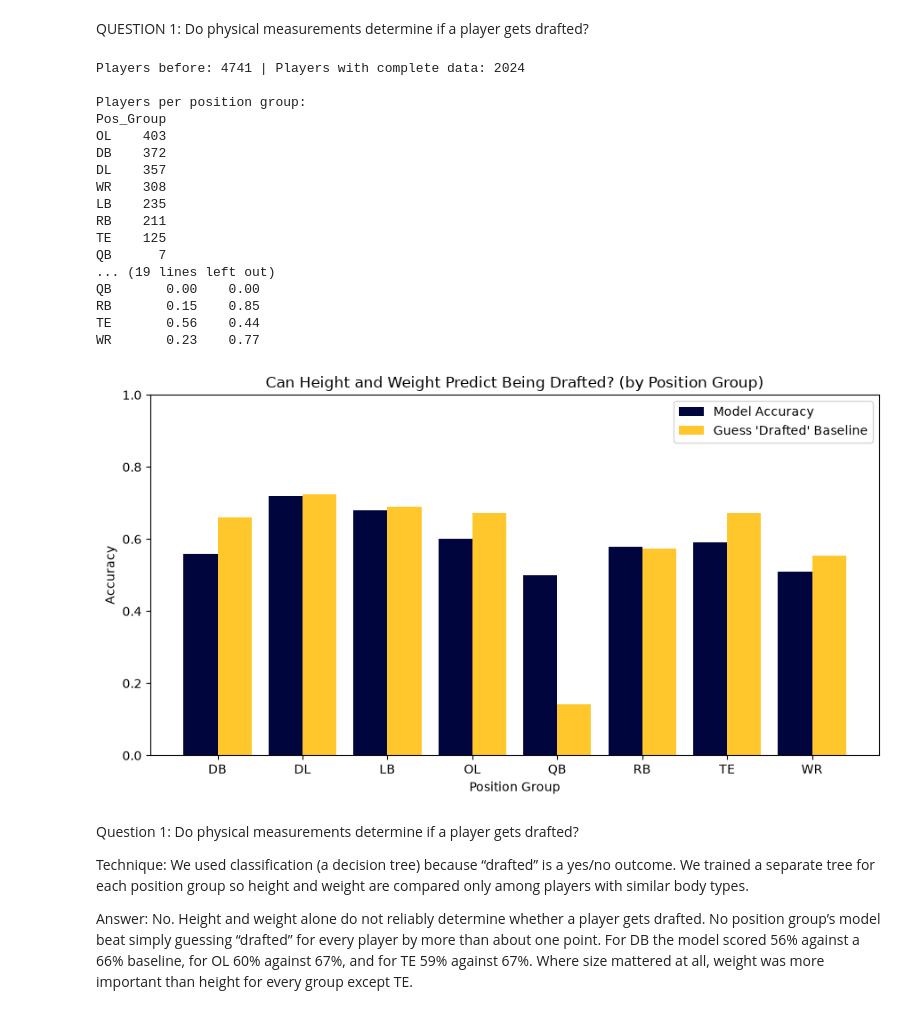
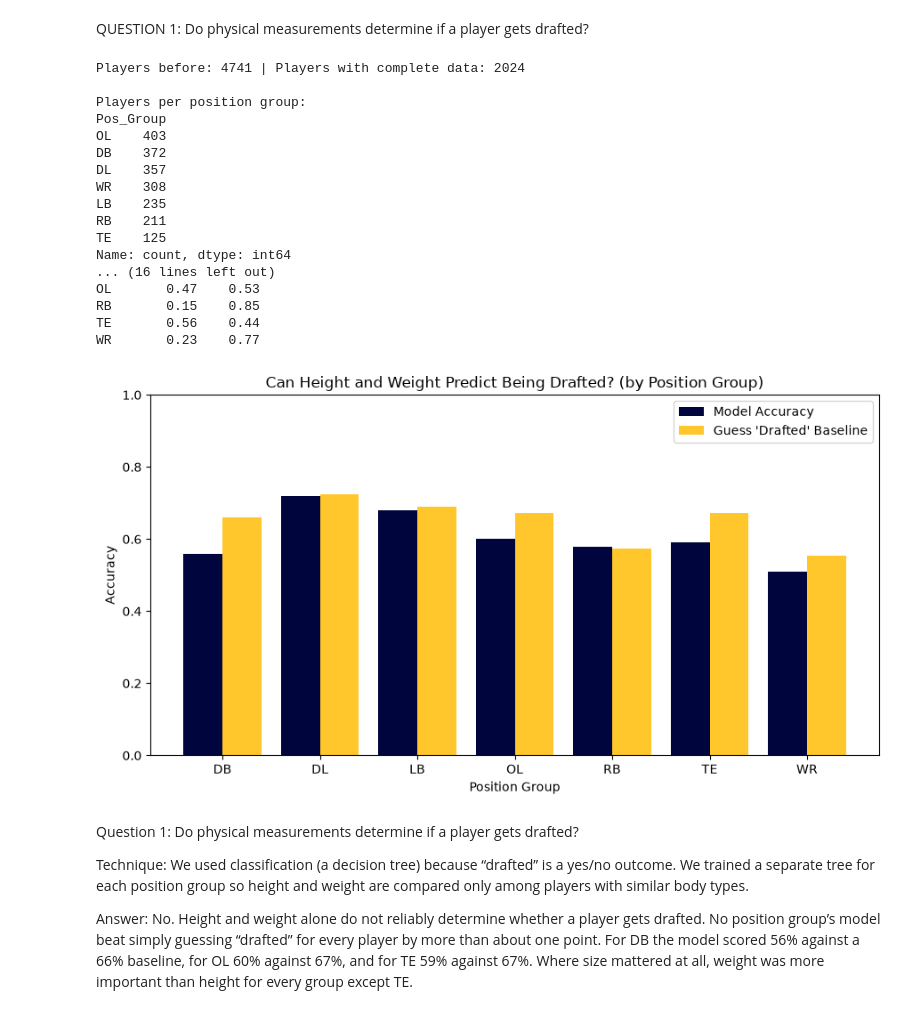
Before and after one commit to aphilipose247/CSCI-4047-Final-Project, a Jupyter notebook: Phase2_Sylar_Jolly_Alan_Philipose.ipynb, the cells around one changed output. Saved outputs shown, nothing was run; the diff lists cells and outputs as text; code cells hidden in the pictures.

```diff
--- a/Phase2_Sylar_Jolly_Alan_Philipose.ipynb
+++ b/Phase2_Sylar_Jolly_Alan_Philipose.ipynb
@@ -314,6 +313,7 @@ pos_groups = {"QB": "QB", "RB": "RB", "FB": "RB", "WR": "WR", "TE": "TE",
 # df_encoded no longer has Pos, so pull it from df using the same rows
 df_complete["Pos_Group"] = df.loc[df_complete.index, "Pos"].map(pos_groups)
 df_pos = df_complete.dropna(subset=["Pos_Group"])
+df_pos = df_pos[df_pos["Pos_Group"] != "QB"]
 print("\nPlayers per position group:")
 print(df_pos["Pos_Group"].value_counts())
 
@@ -358,37 +358,37 @@ plt.figure(figsize=(9, 5))
 plt.bar(x - 0.2, q1_results["Accuracy"], width=0.4, color="#00053E", label="Model Accuracy")
 plt.bar(x + 0.2, q1_results["Drafted %"] / 100, width=0.4, color="#FFC72C", label="Guess 'Drafted' Baseline")
 plt.xticks(x, q1_results["Position"])
 plt.title("Can Height and Weight Predict Being Drafted? (by Position Group)")
 plt.xlabel("Position Group")
 plt.ylabel("Accuracy")
 plt.ylim(0, 1)
 plt.legend()
 plt.tight_layout()
 plt.savefig("q1_by_position.png")
 plt.show()
 
 # 6. Save for the dashboard
 q1_results.to_csv("q1_by_position.csv", index=False)
 q1_importance.to_csv("q1_importance_by_position.csv")
 # %% [output]
 Players before: 4741 | Players with complete data: 2024
 
 Players per position group:
 Pos_Group
 OL    403
 DB    372
 DL    357
 WR    308
 LB    235
 RB    211
 TE    125
-QB      7
-... (19 lines left out)
-QB       0.00    0.00
+Name: count, dtype: int64
+... (16 lines left out)
+OL       0.47    0.53
 RB       0.15    0.85
 TE       0.56    0.44
 WR       0.23    0.77
-[figure, old version]
+[figure, new version]
 # %% [markdown]
 Question 1: Do physical measurements determine if a player gets drafted?
 
```
Also changed, not shown: parts of 5 cells of this notebook, 12 other files.
